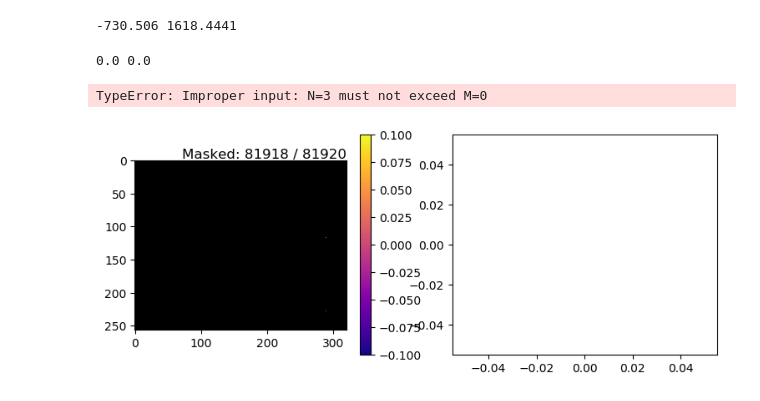
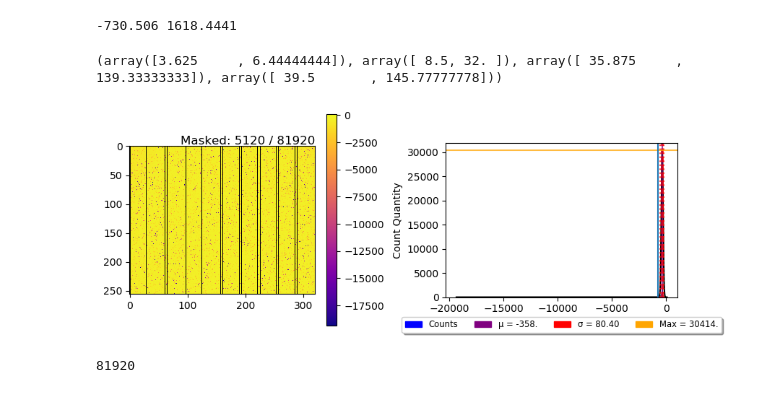
Before and after one commit to psmd-iberutaru/IfA-Smeargle, a Jupyter notebook: Testing.ipynb, the cells around one changed output. Saved outputs shown, nothing was run; the diff lists cells and outputs as text; code cells hidden in the pictures.

```diff
--- a/Testing.ipynb
+++ b/Testing.ipynb
@@ -80,10 +100,13 @@ print(np.nanmean(data.data),np.nanstd(data.data))
 # %% [output]
 -730.506 1618.4441
 # %%
-figure = ifa.oscar.multi.plot_single_heatmap_and_histogram("./Data/Saphria__num;6__detBias;9.5Vup__1025-1040.fits",first_run)
+figure = ifa.oscar.multi.plot_single_heatmap_and_histogram("./Data/Saphria__num;19__detBias;8.5Vup__1025-1040.fits",first_run)
 figure.axes[1].axvline(np.nanmean(data.data))
 plt.show(figure)
 # %% [output]
-0.0 0.0
+(array([3.625     , 6.44444444]), array([ 8.5, 32. ]), array([ 35.875     , 139.33333333]), array([ 39.5       , 145.77777778]))
-TypeError: Improper input: N=3 must not exceed M=0
-[figure, old version]
+[figure, new version]
+# %%
+np_ma.count_masked(data)
+# %% [output]
+81920
```
Also changed, not shown: parts of 1 cell of this notebook, 4 other files.
